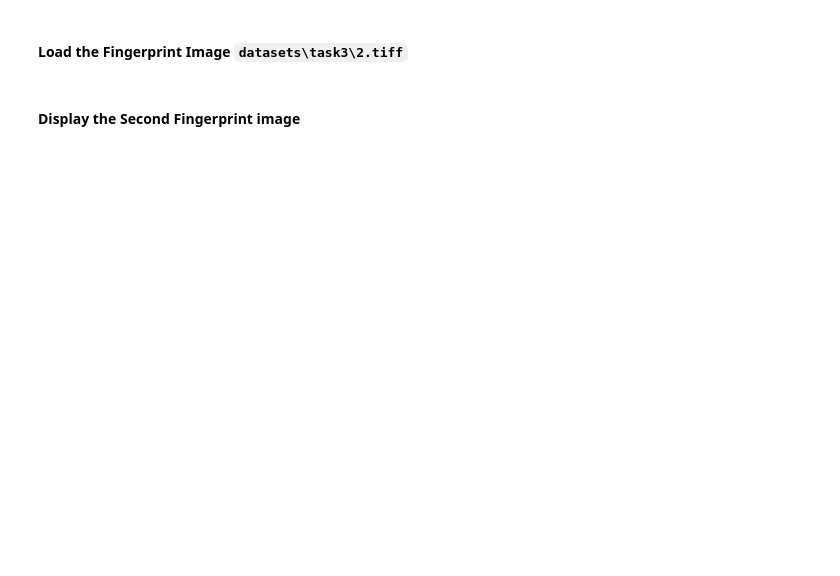
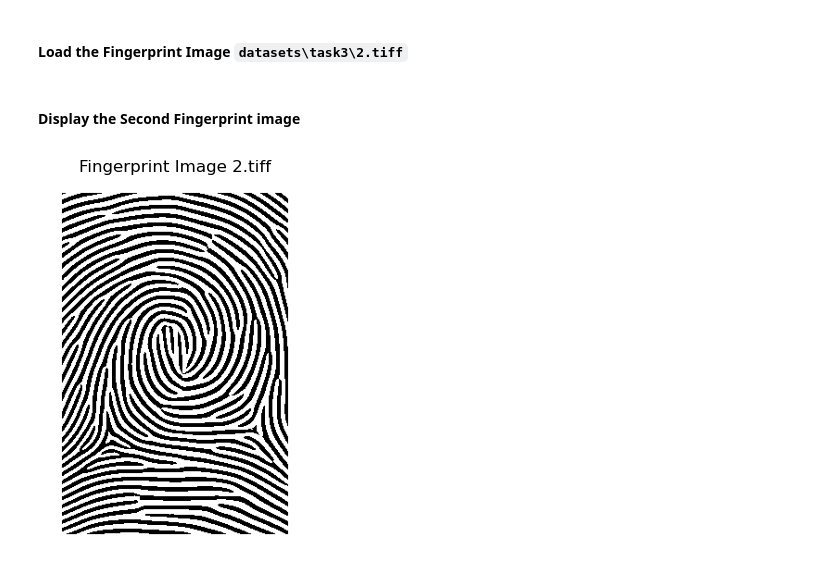
Before and after one commit to nishkalprakash/learn-fingerprint-processing, a Jupyter notebook: milestone_1.ipynb, the cells around one changed output. Saved outputs shown, nothing was run; the diff lists cells and outputs as text; code cells hidden in the pictures; blank space fills up the shorter version.

```diff
--- a/milestone_1.ipynb
+++ b/milestone_1.ipynb
@@ -111,3 +121,7 @@ rand_img.plot(f"Random RGB {s}x{s} Image")
 #### Display the Second Fingerprint image
 # %%
 ## Hint: use matplotlib
+
+im2.plot(f"Fingerprint Image {path2.name}")
+# %% [output]
+[figure, added]
```
Also changed, not shown: parts of 14 cells of this notebook, 4 other files.
